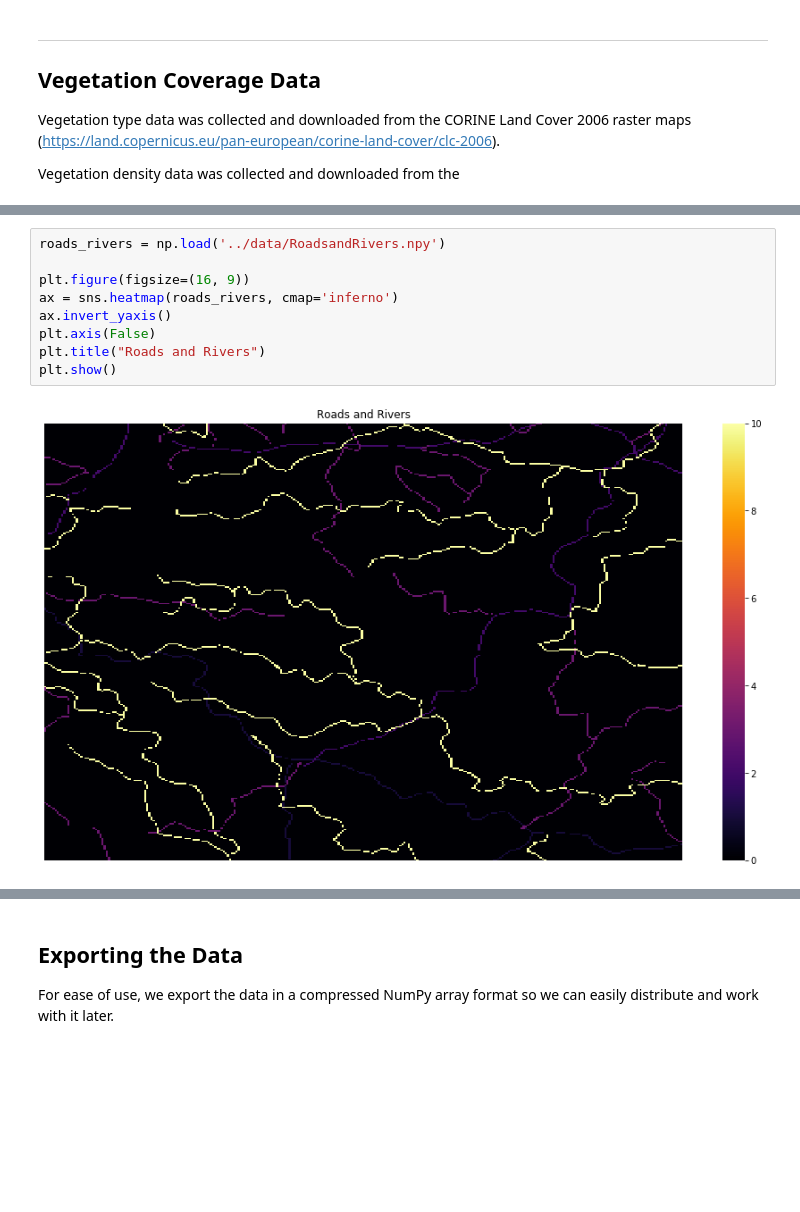
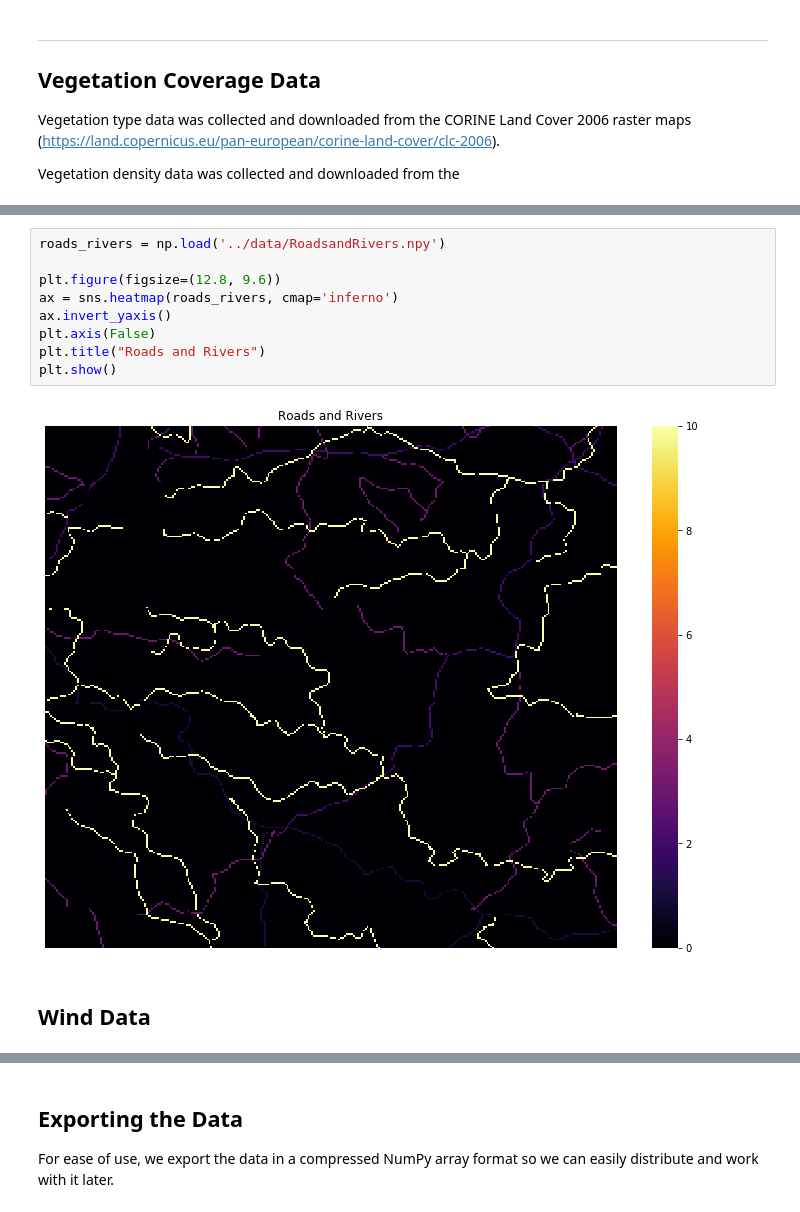
Before and after one commit to thearchitector/wind-and-fire, a Jupyter notebook: code/data.ipynb, the cells around one changed output, grey strips where cells are left out. Cells and saved outputs as stored; diff of their text form; blank space fills up the shorter version.

```diff
--- a/code/data.ipynb
+++ b/code/data.ipynb
@@ -148,11 +148,13 @@ plt.show()
 # %%
 roads_rivers = np.load('../data/RoadsandRivers.npy')
 
-plt.figure(figsize=(16, 9))
+plt.figure(figsize=(12.8, 9.6))
 ax = sns.heatmap(roads_rivers, cmap='inferno')
 ax.invert_yaxis()
 plt.axis(False)
 plt.title("Roads and Rivers")
 plt.show()
 # %% [output]
-[figure, old version]
+[figure, new version]
+# %% [markdown]
+## Wind Data
```
Also changed, not shown: parts of 12 cells of this notebook, 1 other file.
